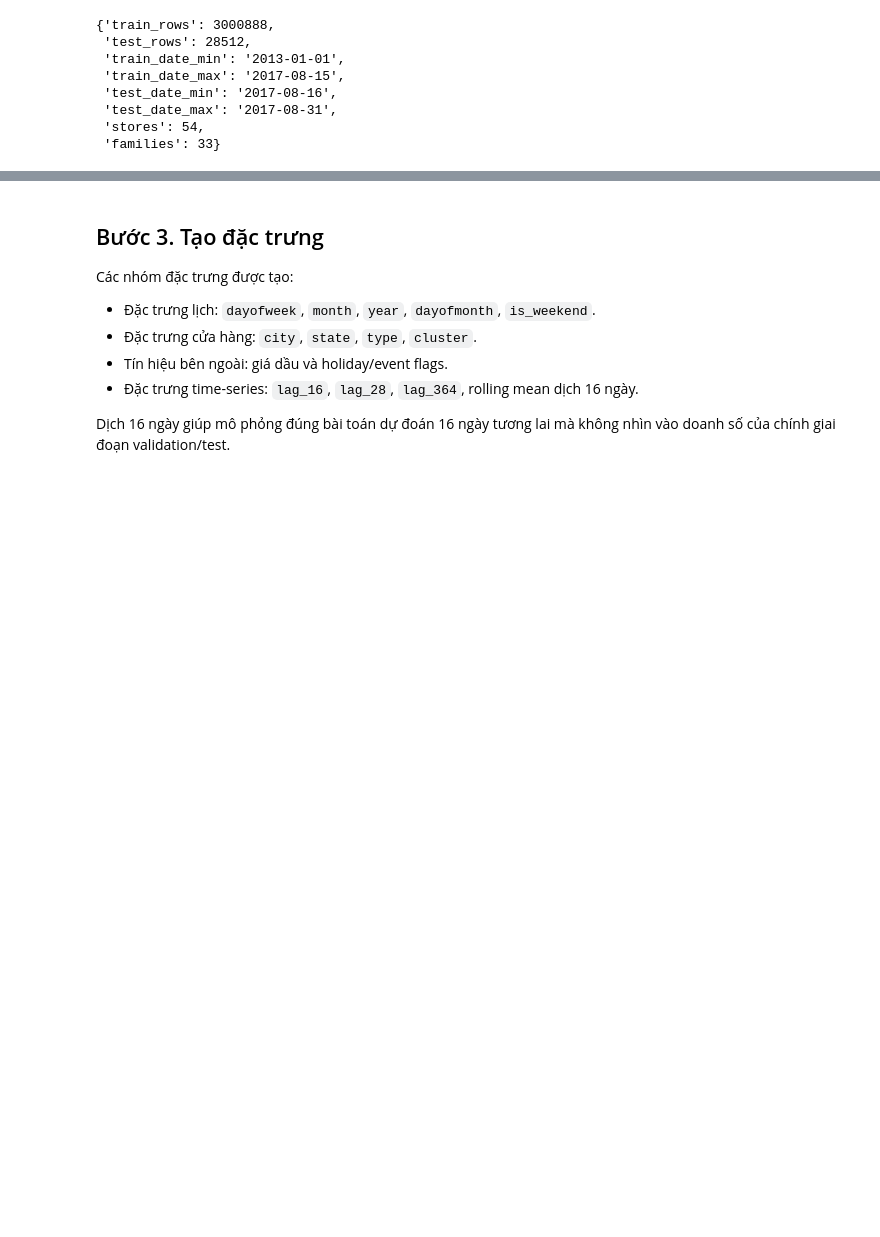
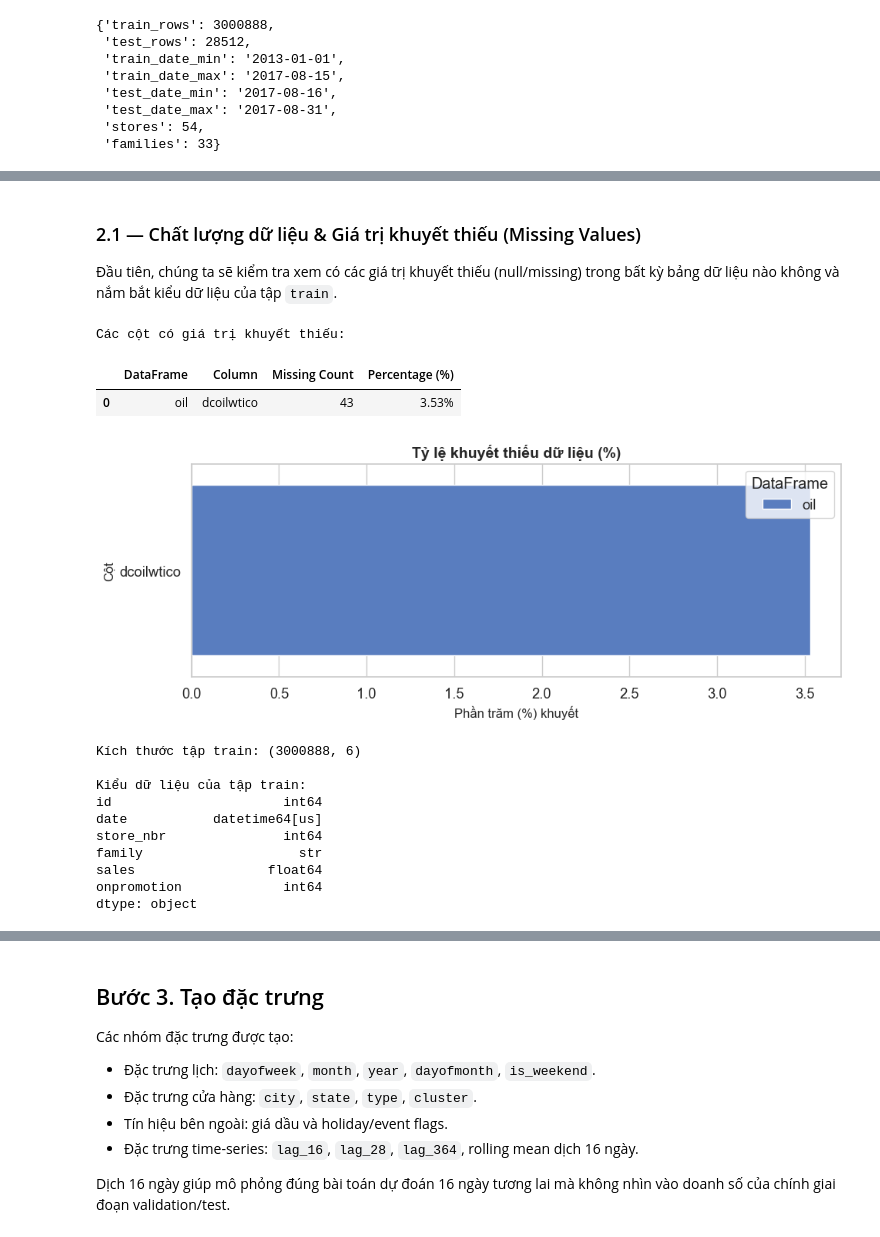
Before and after one commit to QuangManhAI/lab02-machine-learning, a Jupyter notebook: notebooks/store_sales_forecasting_new_data.ipynb, the cells around one changed output, grey strips where cells are left out. Cells and saved outputs as stored; diff of their text form; code cells hidden in the pictures; blank space fills up the shorter version.

```diff
--- a/notebooks/store_sales_forecasting_new_data.ipynb
+++ b/notebooks/store_sales_forecasting_new_data.ipynb
@@ -222,0 +136,59 @@ Top families by total sales:
+# %% [markdown]
+### 2.1 — Chất lượng dữ liệu & Giá trị khuyết thiếu (Missing Values)
+Đầu tiên, chúng ta sẽ kiểm tra xem có các giá trị khuyết thiếu (null/missing) trong bất kỳ bảng dữ liệu nào không và nắm bắt kiểu dữ liệu của tập `train`.
+# %%
+# Kiểm tra missing values trong các DataFrame
+dfs = {
+    "train": train,
+    "test": test,
+    "stores": stores,
+    "oil": oil,
+    "holidays": holidays,
+    "transactions": transactions
+}
+
+missing_data = []
+for name, df in dfs.items():
+    null_counts = df.isnull().sum()
+    for col, count in null_counts.items():
+        if count > 0:
+            pct = (count / len(df)) * 100
+            missing_data.append({"DataFrame": name, "Column": col, "Missing Count": count, "Percentage (%)": pct})
+
+missing_df = pd.DataFrame(missing_data)
+if not missing_df.empty:
+    print("Các cột có giá trị khuyết thiếu:")
+    missing_df_formatted = missing_df.copy()
+    missing_df_formatted["Percentage (%)"] = missing_df_formatted["Percentage (%)"].map("{:.2f}%".format)
+    display(missing_df_formatted)
+
+    # Vẽ biểu đồ các cột bị thiếu
+    plt.figure(figsize=(10, 4))
+    sns.barplot(data=missing_df, x="Percentage (%)", y="Column", hue="DataFrame", palette="muted")
+    plt.title("Tỷ lệ khuyết thiếu dữ liệu (%)")
+    plt.xlabel("Phần trăm (%) khuyết")
+    plt.ylabel("Cột")
+    plt.tight_layout()
+    plt.show()
+else:
+    print("Không có giá trị khuyết thiếu trong tất cả các bảng dữ liệu!")
+
+# In thông tin cơ bản về train
+print(f"Kích thước tập train: {train.shape}")
+print("\nKiểu dữ liệu của tập train:")
+print(train.dtypes)
+# %% [output]
+Các cột có giá trị khuyết thiếu:
+|  | DataFrame | Column | Missing Count | Percentage (%) |
+| 0 | oil | dcoilwtico | 43 | 3.53% |
+[figure, added]
+Kích thước tập train: (3000888, 6)
+
+Kiểu dữ liệu của tập train:
+id                      int64
+date           datetime64[us]
+store_nbr               int64
+family                    str
+sales                 float64
+onpromotion             int64
+dtype: object
```
Also changed, not shown: parts of 26 cells of this notebook.
